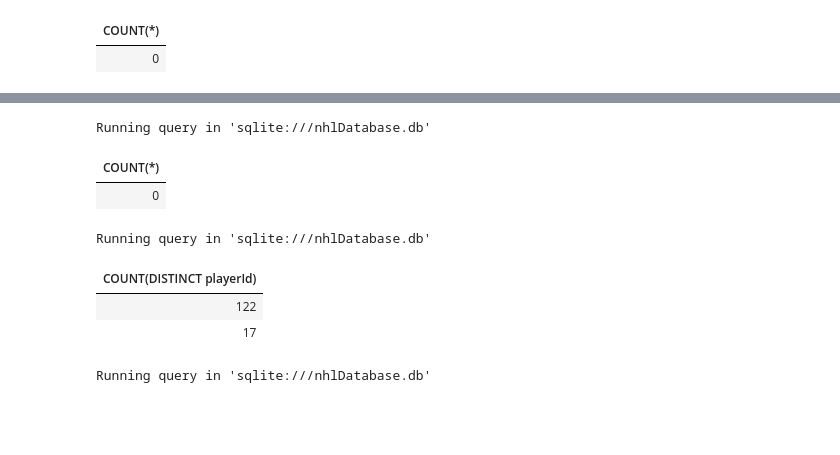
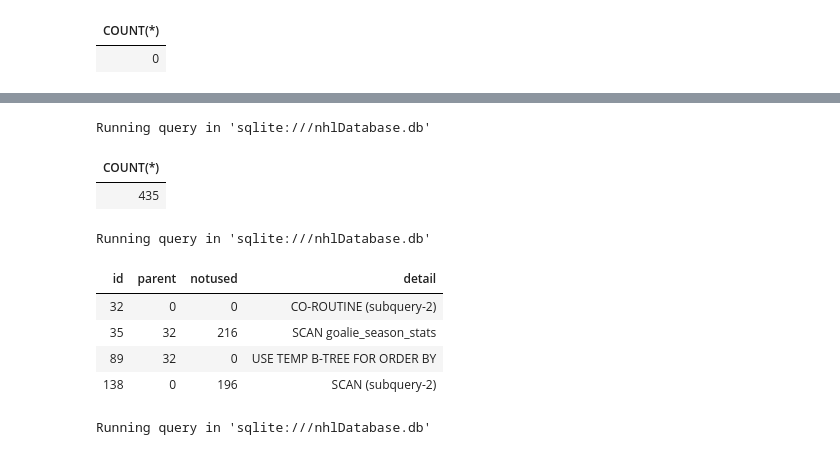
Before and after one commit to jusaviin/nhlAnalyzer, a Jupyter notebook: databaseTesting.ipynb, the cells around one changed output, grey strips where cells are left out. Cells and saved outputs as stored; diff of their text form; code cells hidden in the pictures; blank space fills up the shorter version.

```diff
--- a/databaseTesting.ipynb
+++ b/databaseTesting.ipynb
@@ -47,25 +66,54 @@ Running query in 'sqlite:///nhlDatabase.db'
 # %%
-%%sql SELECT COUNT(*) FROM
-      (SELECT DISTINCT playerId FROM skater_season_stats
-      WHERE playerId IN (SELECT DISTINCT playerId FROM goalie_season_stats)
-      AND playerId NOT IN (SELECT id FROM players))
+%%sql SELECT COUNT(*)
+      FROM goalie_training_data
 # %% [output]
 Running query in 'sqlite:///nhlDatabase.db'
 | COUNT(*) |
-| 0 |
+| 435 |
 # %%
-%%sql SELECT COUNT(DISTINCT playerId) FROM skater_season_stats
-WHERE playerId NOT IN (SELECT id FROM players)
-
-UNION ALL
-
-SELECT COUNT(DISTINCT playerId) FROM goalie_season_stats
-WHERE playerId NOT IN (SELECT id FROM players)
+%%sql EXPLAIN QUERY PLAN
+       SELECT playerId,
+       season,
+       phase,
+       SUM(games_played) OVER (PARTITION BY playerId, phase ORDER BY season) AS career_games_played,
+       SUM(icetime) OVER (PARTITION BY playerId, phase ORDER BY season) AS career_icetime,
+       ROUND(SUM(xGoals) OVER (PARTITION BY playerId, phase ORDER BY season), 2) AS career_xGoals,
+       SUM(goals) OVER (PARTITION BY playerId, phase ORDER BY season) AS career_goals,
+       SUM(unblocked_shot_attempts) OVER (PARTITION BY playerId, phase ORDER BY season) AS career_unblocked_shot_attempts,
+       ROUND(SUM(xRebounds) OVER (PARTITION BY playerId, phase ORDER BY season), 2) AS career_xRebounds,
+       SUM(rebounds) OVER (PARTITION BY playerId, phase ORDER BY season) AS career_rebounds,
+       ROUND(SUM(xFreeze) OVER (PARTITION BY playerId, phase ORDER BY season), 2) AS career_xFreeze,
+       SUM(freeze) OVER (PARTITION BY playerId, phase ORDER BY season) AS career_freeze,
+       ROUND(SUM(xOnGoal) OVER (PARTITION BY playerId, phase ORDER BY season), 2) AS career_xOnGoal,
+       SUM(ongoal) OVER (PARTITION BY playerId, phase ORDER BY season) AS career_ongoal,
+       ROUND(SUM(xPlayStopped) OVER (PARTITION BY playerId, phase ORDER BY season), 2) AS career_xPlayStopped,
+       SUM(playStopped) OVER (PARTITION BY playerId, phase ORDER BY season) AS career_playStopped,
+       ROUND(SUM(xPlayContinuedInZone) OVER (PARTITION BY playerId, phase ORDER BY season), 2) AS career_xPlayContinuedInZone,
+       SUM(playContinuedInZone) OVER (PARTITION BY playerId, phase ORDER BY season) AS career_playContinuedInZone,
+       ROUND(SUM(xPlayContinuedOutsideZone) OVER (PARTITION BY playerId, phase ORDER BY season), 2) AS career_xPlayContinuedOutsideZone,
+       SUM(playContinuedOutsideZone) OVER (PARTITION BY playerId, phase ORDER BY season) AS career_playContinuedOutsideZone,
+       ROUND(SUM(flurryAdjustedxGoals) OVER (PARTITION BY playerId, phase ORDER BY season), 2) AS career_flurryAdjustedxGoals,
+       SUM(lowDangerShots) OVER (PARTITION BY playerId, phase ORDER BY season) AS career_lowDangerShots,
+       SUM(mediumDangerShots) OVER (PARTITION BY playerId, phase ORDER BY season) AS career_mediumDangerShots,
+       SUM(highDangerShots) OVER (PARTITION BY playerId, phase ORDER BY season) AS career_highDangerShots,
+       ROUND(SUM(lowDangerxGoals) OVER (PARTITION BY playerId, phase ORDER BY season), 2) AS career_lowDangerxGoals,
+       ROUND(SUM(mediumDangerxGoals) OVER (PARTITION BY playerId, phase ORDER BY season), 2) AS career_mediumDangerxGoals,
+       ROUND(SUM(highDangerxGoals) OVER (PARTITION BY playerId, phase ORDER BY season), 2) AS career_highDangerxGoals,
+       SUM(lowDangerGoals) OVER (PARTITION BY playerId, phase ORDER BY season) AS career_lowDangerGoals,
+       SUM(mediumDangerGoals) OVER (PARTITION BY playerId, phase ORDER BY season) AS career_mediumDangerGoals,
+       SUM(highDangerGoals) OVER (PARTITION BY playerId, phase ORDER BY season) AS career_highDangerGoals,
+       SUM(blocked_shot_attempts) OVER (PARTITION BY playerId, phase ORDER BY season) AS career_blocked_shot_attempts,
+       SUM(penaltyMinutes) OVER (PARTITION BY playerId, phase ORDER BY season) AS career_penaltyMinutes,
+       SUM(penalties) OVER (PARTITION BY playerId, phase ORDER BY season) AS career_penalties
+FROM goalie_season_stats
+WHERE situation = 'all';
 # %% [output]
 Running query in 'sqlite:///nhlDatabase.db'
-| COUNT(DISTINCT playerId) |
-| 122 |
-| 17 |
+| id | parent | notused | detail |
+| 32 | 0 | 0 | CO-ROUTINE (subquery-2) |
+| 35 | 32 | 216 | SCAN goalie_season_stats |
+| 89 | 32 | 0 | USE TEMP B-TREE FOR ORDER BY |
+| 138 | 0 | 196 | SCAN (subquery-2) |
 # %%
 %%sql SELECT COUNT(*) FROM players
       WHERE position = 'G'
```
Also changed, not shown: parts of 3 cells of this notebook, 9 other files.
